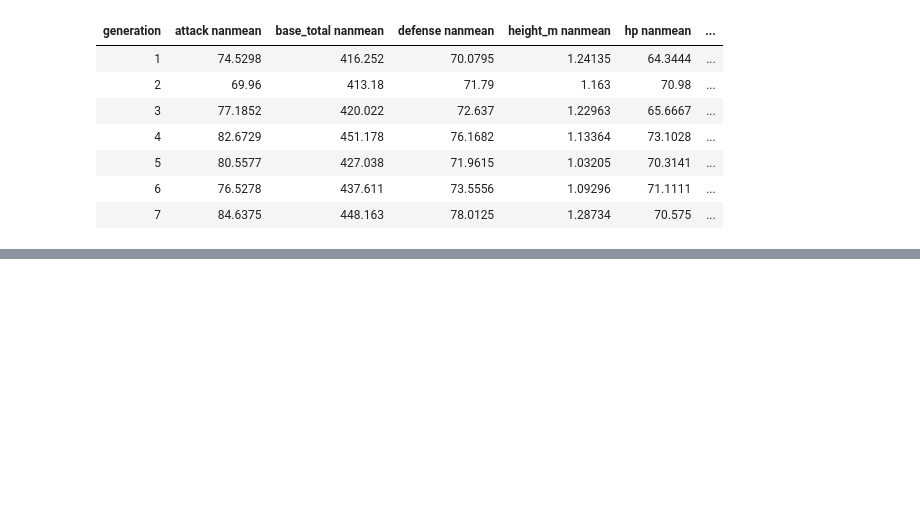
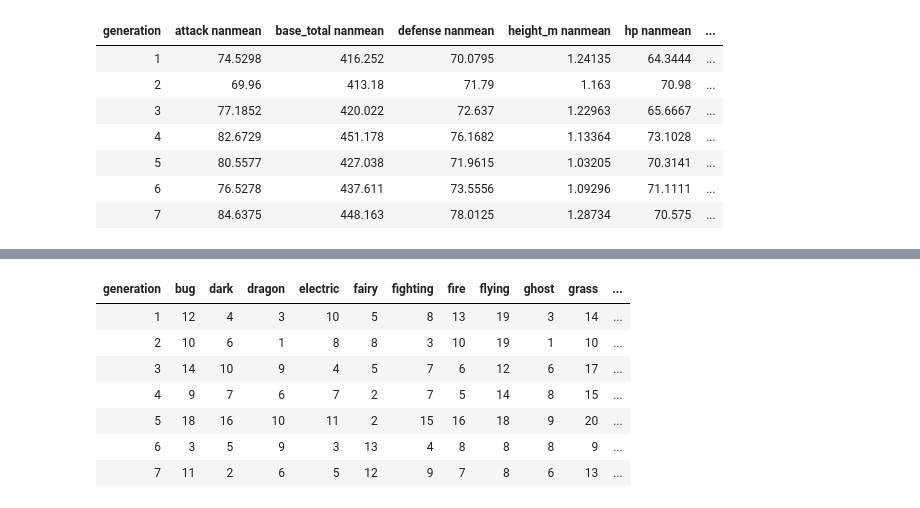
Before and after one commit to hLuo27/pokemon, a Jupyter notebook: Pokemon_EDA2_Functions_More Visualizations.ipynb, the cells around one changed output, grey strips where cells are left out. Cells and saved outputs as stored; diff of their text form; code cells hidden in the pictures; blank space fills up the shorter version.

```diff
--- a/Pokemon_EDA2_Functions_More Visualizations.ipynb
+++ b/Pokemon_EDA2_Functions_More Visualizations.ipynb
@@ -149,0 +157,9 @@ gen_averages
+# %%
+#Create two seperate tables with the type depending on entry in type1 or type2
+first_types = national_pokedex.drop("type2").relabeled("type1","type")
+#Note this second table only contains pokemon who have a second type, i.e., type 2 isn't missing
+second_types = national_pokedex.where("type2", lambda x: x !="nan").drop("type1").relabeled("type2", "type")
+
+#Add second types table as additinal rows to first types table
+all_types = first_types.with_row(second_types)
+all_types
@@ -149,0 +179,12 @@ gen_averages
+# %%
+#Counts number of pokemon of each type in each generation
+all_types.pivot("type","generation")
+# %% [output]
+| generation | bug | dark | dragon | electric | fairy | fighting | fire | flying | ghost | grass | ... |
+| 1 | 12 | 4 | 3 | 10 | 5 | 8 | 13 | 19 | 3 | 14 | ... |
+| 2 | 10 | 6 | 1 | 8 | 8 | 3 | 10 | 19 | 1 | 10 | ... |
+| 3 | 14 | 10 | 9 | 4 | 5 | 7 | 6 | 12 | 6 | 17 | ... |
+| 4 | 9 | 7 | 6 | 7 | 2 | 7 | 5 | 14 | 8 | 15 | ... |
+| 5 | 18 | 16 | 10 | 11 | 2 | 15 | 16 | 18 | 9 | 20 | ... |
+| 6 | 3 | 5 | 9 | 3 | 13 | 4 | 8 | 8 | 8 | 9 | ... |
+| 7 | 11 | 2 | 6 | 5 | 12 | 9 | 7 | 8 | 6 | 13 | ... |
```
Also changed, not shown: parts of 4 cells of this notebook.
